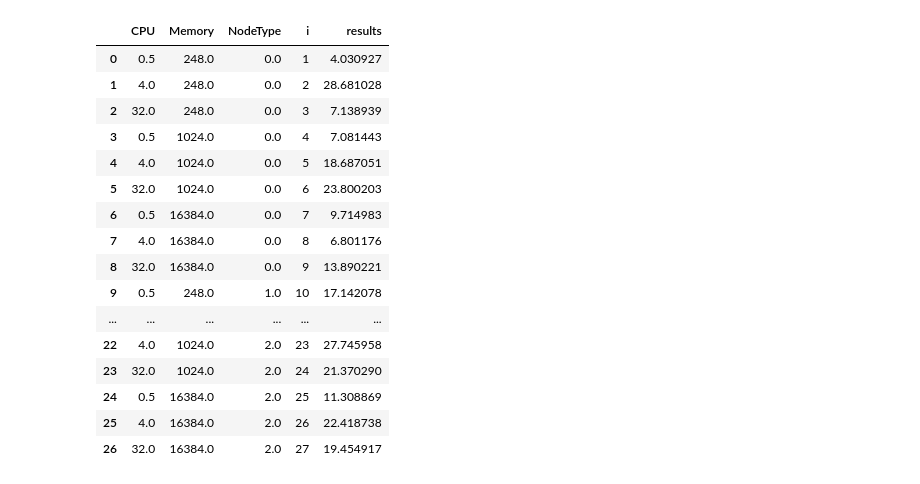
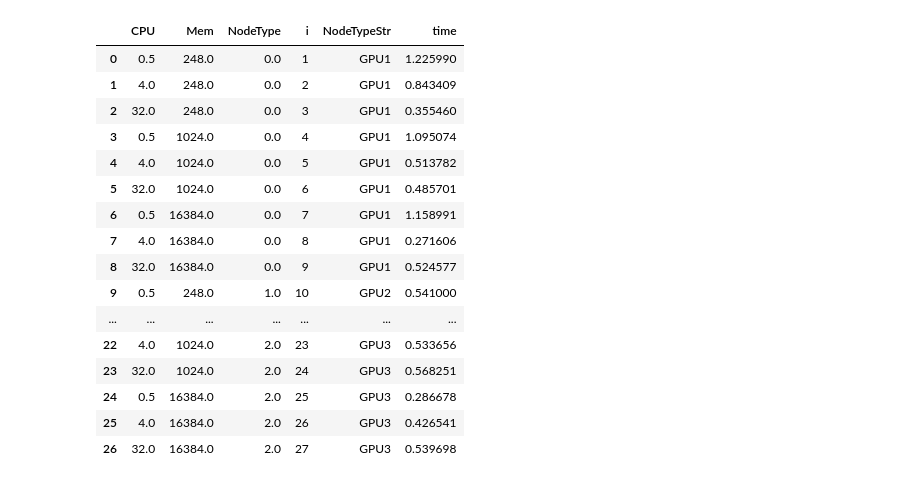
Before and after one commit to ckeenan34/FaaSterConfig, a Jupyter notebook: notebooks/Exploration.ipynb, the cells around one changed output. Cells and saved outputs as stored; diff of their text form; code cells hidden in the pictures.

Commit message:
Progress on config generation

```diff
--- a/notebooks/Exploration.ipynb
+++ b/notebooks/Exploration.ipynb
@@ -35,0 +13,25 @@ doe
+# %%
+# Helpers
+def applyThreaded(df, func, max_workers=4, col_name='time'):
+    with ThreadPoolExecutor(max_workers=max_workers) as executor:
+        results = list(executor.map(func, df.itertuples(index=False)))
+
+    df[col_name] = results
+    return df
+
+global_config_space = {
+    'CPU':[.5,4,16],
+    'Mem':[248, 1024, 1024*16],
+    'NodeType':["GPU1", "GPU2", "GPU3"]
+}
+# %%
+def genConfigs(config_space=None):
+    if not config_space:
+        config_space = global_config_space
+    doe = build.full_fact(config_space)
+    doe['i'] = doe.index + 1
+    doe['NodeTypeStr'] = list(map(lambda nt: config_space['NodeType'][int(nt)], doe['NodeType']))
+    return doe
+
+doe = genConfigs(global_config_space)
+doe
@@ -36,34 +56,32 @@ doe
 # %%
-def getConfigResults(row):
+def getConfigResultsRandom(row):
     url = f"https://jsonplaceholder.typicode.com/posts/{int(row.i)}"
     response = requests.get(url)
     data = json.loads(response.text)
     random.seed(data['id'])
     return random.random()*30
 
-def applyThreaded(df, func, max_workers):
-    with ThreadPoolExecutor(max_workers=max_workers) as executor:
-        results = list(executor.map(func, df.itertuples(index=False)))
-
-    df['results'] = results
-    return df
+def getConfigResultsFaked(row, sigma=.1):
+    random.seed(row.i)
+    b = random.normalvariate(.5, sigma)
+    return b + random.normalvariate(1/(row.CPU * 3 + row.Mem*1.5 * row.NodeType), sigma)
 # %%
-applyThreaded(doe, getConfigResults, 4)
+applyThreaded(doe, getConfigResultsFaked, 4)
 # %% [output]
-|  | CPU | Memory | NodeType | i | results |
-| 0 | 0.5 | 248.0 | 0.0 | 1 | 4.030927 |
-| 1 | 4.0 | 248.0 | 0.0 | 2 | 28.681028 |
-| 2 | 32.0 | 248.0 | 0.0 | 3 | 7.138939 |
-| 3 | 0.5 | 1024.0 | 0.0 | 4 | 7.081443 |
-| 4 | 4.0 | 1024.0 | 0.0 | 5 | 18.687051 |
-| 5 | 32.0 | 1024.0 | 0.0 | 6 | 23.800203 |
-| 6 | 0.5 | 16384.0 | 0.0 | 7 | 9.714983 |
-| 7 | 4.0 | 16384.0 | 0.0 | 8 | 6.801176 |
-| 8 | 32.0 | 16384.0 | 0.0 | 9 | 13.890221 |
-| 9 | 0.5 | 248.0 | 1.0 | 10 | 17.142078 |
-| ... | ... | ... | ... | ... | ... |
-| 22 | 4.0 | 1024.0 | 2.0 | 23 | 27.745958 |
-| 23 | 32.0 | 1024.0 | 2.0 | 24 | 21.370290 |
-| 24 | 0.5 | 16384.0 | 2.0 | 25 | 11.308869 |
-| 25 | 4.0 | 16384.0 | 2.0 | 26 | 22.418738 |
-| 26 | 32.0 | 16384.0 | 2.0 | 27 | 19.454917 |
+|  | CPU | Mem | NodeType | i | NodeTypeStr | time |
+| 0 | 0.5 | 248.0 | 0.0 | 1 | GPU1 | 1.225990 |
+| 1 | 4.0 | 248.0 | 0.0 | 2 | GPU1 | 0.843409 |
+| 2 | 32.0 | 248.0 | 0.0 | 3 | GPU1 | 0.355460 |
+| 3 | 0.5 | 1024.0 | 0.0 | 4 | GPU1 | 1.095074 |
+| 4 | 4.0 | 1024.0 | 0.0 | 5 | GPU1 | 0.513782 |
+| 5 | 32.0 | 1024.0 | 0.0 | 6 | GPU1 | 0.485701 |
+| 6 | 0.5 | 16384.0 | 0.0 | 7 | GPU1 | 1.158991 |
+| 7 | 4.0 | 16384.0 | 0.0 | 8 | GPU1 | 0.271606 |
+| 8 | 32.0 | 16384.0 | 0.0 | 9 | GPU1 | 0.524577 |
+| 9 | 0.5 | 248.0 | 1.0 | 10 | GPU2 | 0.541000 |
+| ... | ... | ... | ... | ... | ... | ... |
+| 22 | 4.0 | 1024.0 | 2.0 | 23 | GPU3 | 0.533656 |
+| 23 | 32.0 | 1024.0 | 2.0 | 24 | GPU3 | 0.568251 |
+| 24 | 0.5 | 16384.0 | 2.0 | 25 | GPU3 | 0.286678 |
+| 25 | 4.0 | 16384.0 | 2.0 | 26 | GPU3 | 0.426541 |
+| 26 | 32.0 | 16384.0 | 2.0 | 27 | GPU3 | 0.539698 |
```
Also changed, not shown: parts of 18 cells of this notebook, 7 other files.
